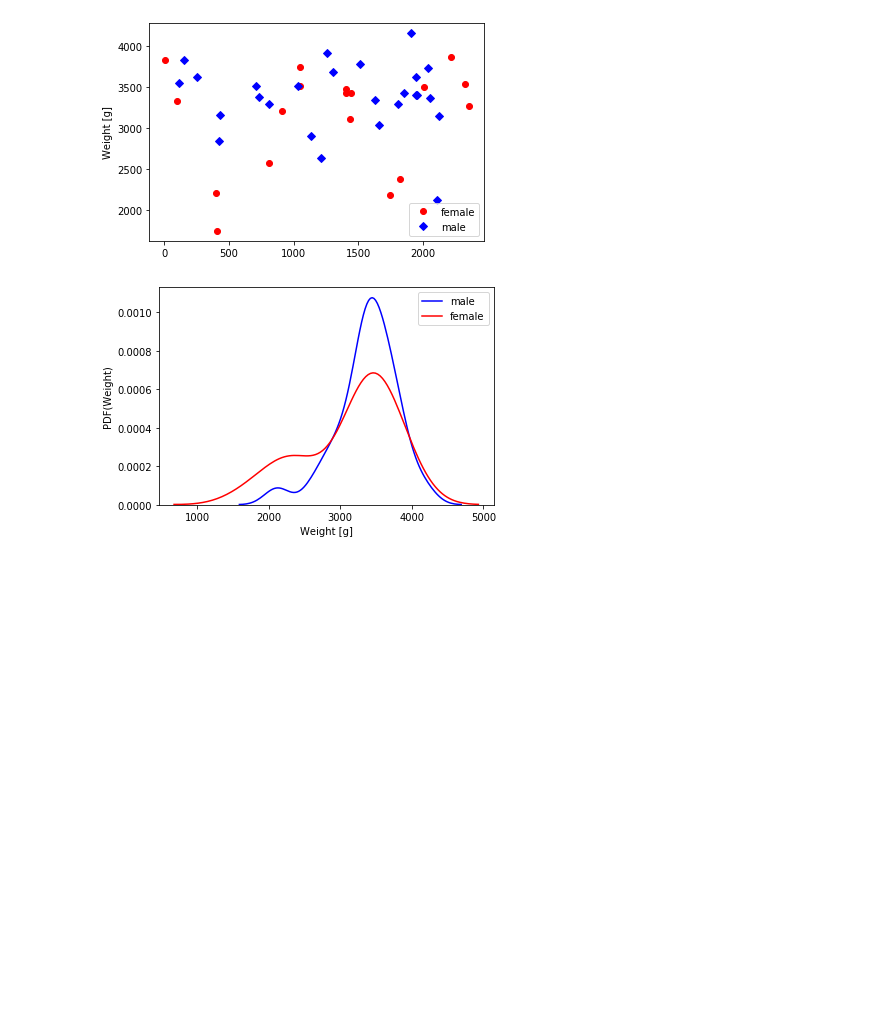
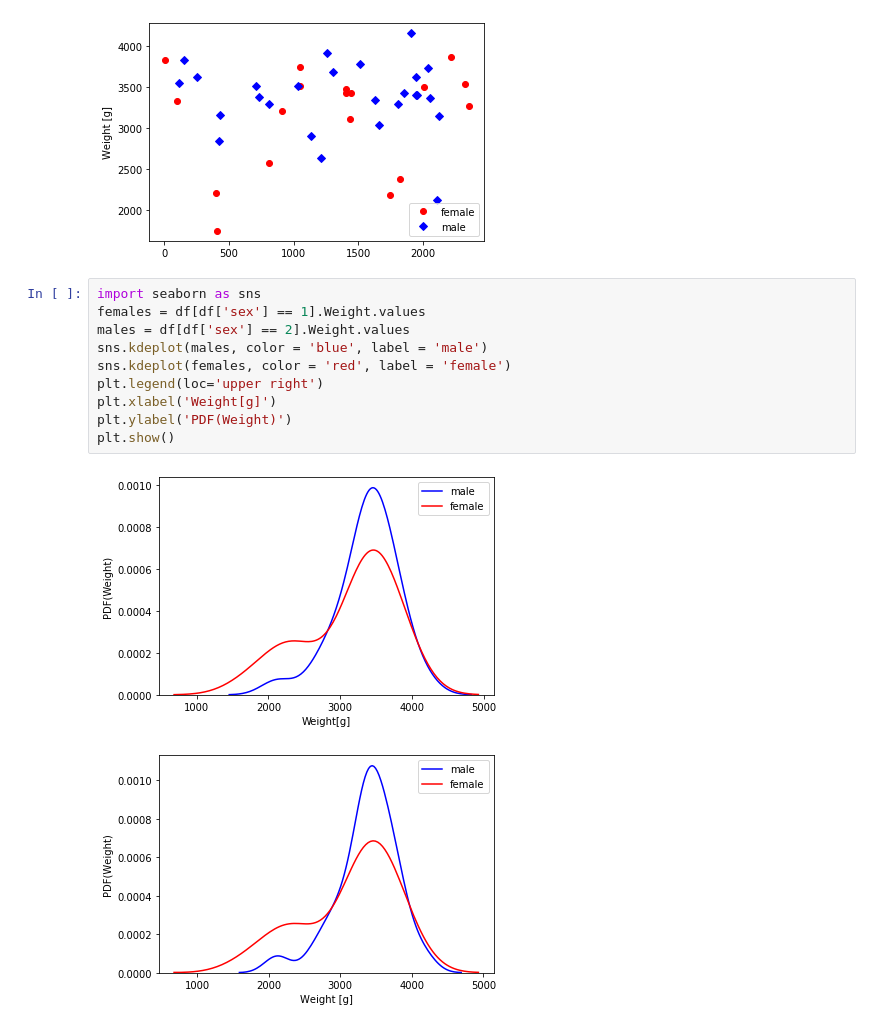
Before and after one commit to mladbago/podstawy_sztucznej_inteligencji, a Jupyter notebook: Z02_numy_pandas.ipynb, the cells around one changed output. Saved outputs shown, nothing was run; the diff lists cells and outputs as text; blank space fills up the shorter version.

Commit message:
Some plots done

```diff
--- a/Z02_numy_pandas.ipynb
+++ b/Z02_numy_pandas.ipynb
@@ -1679,6 +1679,18 @@ Proszę podzielić próbkę na dwie grupy ze względu na płeć (kolumna ``sex''
 # %%
 # %% [output]
 [figure]
+# %%
+import seaborn as sns
+females = df[df['sex'] == 1].Weight.values
+males = df[df['sex'] == 2].Weight.values
+sns.kdeplot(males, color = 'blue', label = 'male')
+sns.kdeplot(females, color = 'red', label = 'female')
+plt.legend(loc='upper right')
+plt.xlabel('Weight[g]')
+plt.ylabel('PDF(Weight)')
+plt.show()
+# %% [output]
+[figure, added]
 # %%
 # %% [output]
 [figure]
```
Also changed, not shown: parts of 1 cell of this notebook.
